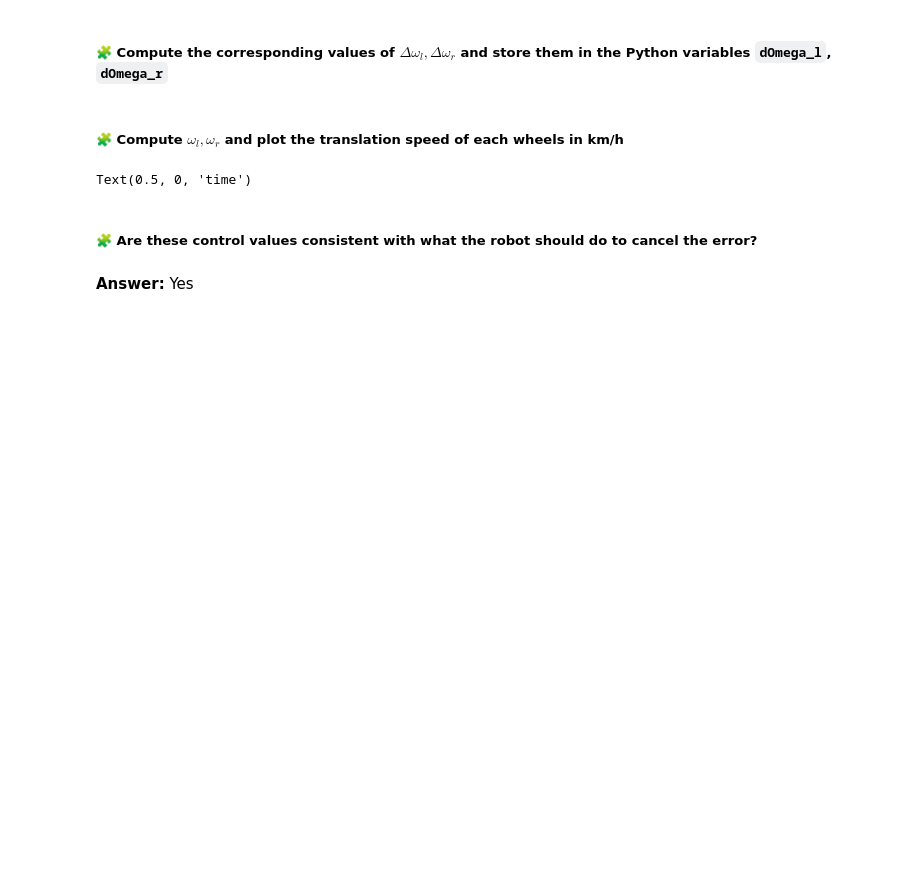
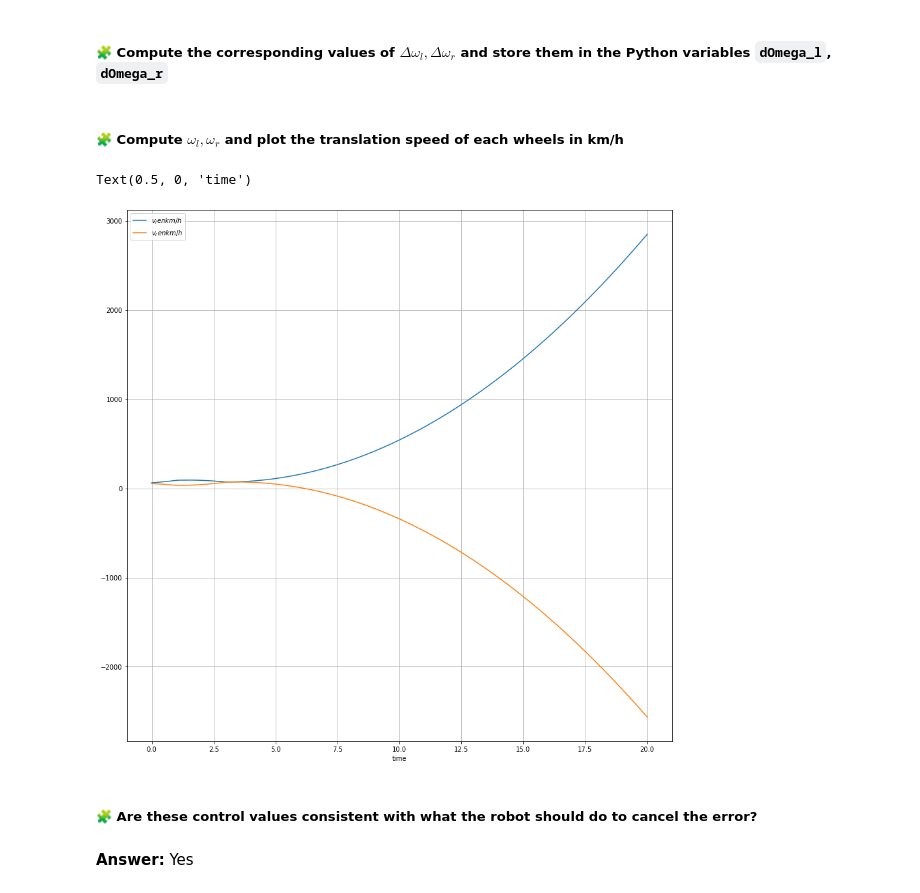
Before and after one commit to HibaNRJ/control-engineering-with-python-project-2022-2023, a Jupyter notebook: Project-2 .ipynb, the cells around one changed output. Cells and saved outputs as stored; diff of their text form; code cells hidden in the pictures; blank space fills up the shorter version.

```diff
--- a/Project-2 .ipynb
+++ b/Project-2 .ipynb
@@ -727,16 +727,16 @@ dOmega_l, dOmega_r = -K @ r["sol"](t)
 # %%
 omega_l = dOmega_l + v/Rw
 omega_r = dOmega_r + v/Rw
 t = linspace(0.0, 20.0, 1000)
 fig=figure(figsize=(15, 15))
-ax1, ax2 = fig.subplots(2, 1, sharex=True)
-ax1.grid(True)
-ax1.plot(t,omega_l*0.001*3600 , label="$v_l en km/h $")
-ax1.plot(t, omega_r*0.001*3600 , label="$v_r en km/h $")
-ax1.legend()
+grid(True)
+plot(t,omega_l*0.001*3600 , label="$v_l en km/h $")
+plot(t, omega_r*0.001*3600 , label="$v_r en km/h $")
+legend()
 xlabel("time")
 # %% [output]
 Text(0.5, 0, 'time')
+[figure, added]
 # %% [markdown]
 ##### 🧩 Are these control values consistent with what the robot should do to cancel the error?
 # %% [markdown]
```
